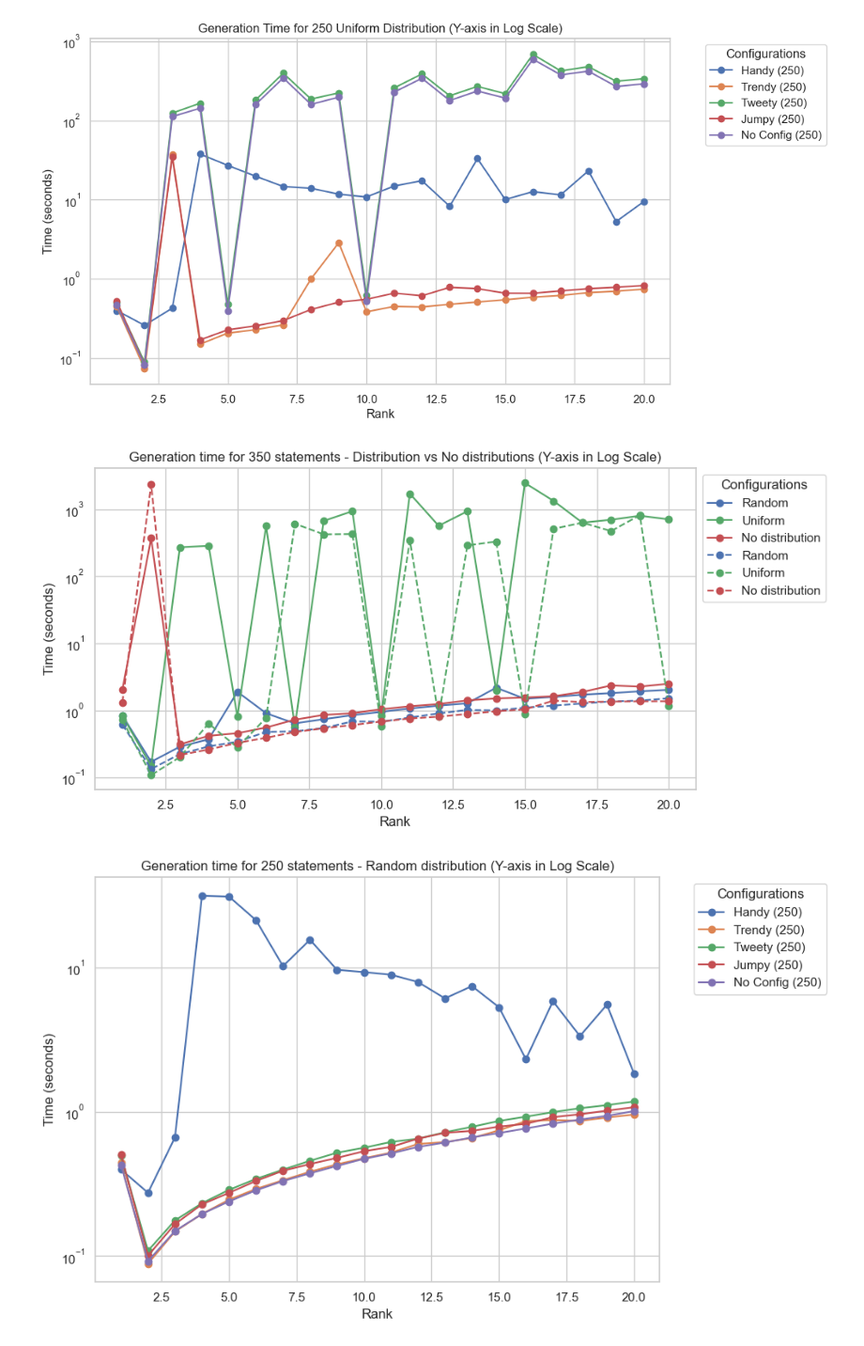
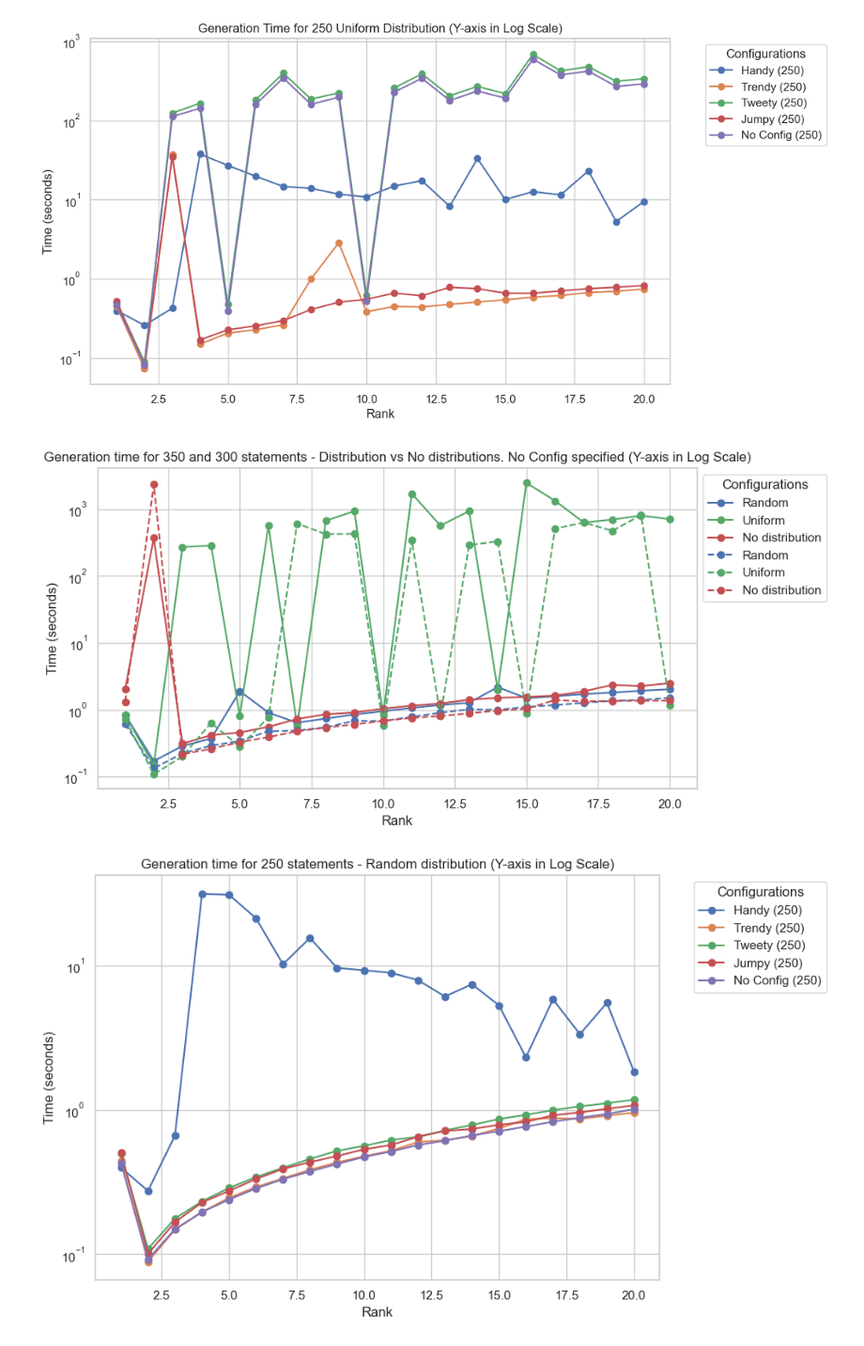
Before and after one commit to RacquelNinaDennison/honors-project-, a Jupyter notebook: results.ipynb, the cells around one changed output. Shown: that part at 94% size. Cells and saved outputs as stored; diff of their text form; code cells hidden in the pictures.

```diff
--- a/results.ipynb
+++ b/results.ipynb
@@ -276,35 +276,35 @@ statement_count_300_random = pivot_df_random.loc[300]
 statement_count_300_uniform = pivot_df_uniform.loc[300]
 statement_count_300_no_dis = pivot_no_dis.loc[300]
 
 # Plotting the ranks for Statement Count 350
 plt.figure(figsize=(10, 5))
 
 # Solid lines for 350 statements
 plt.plot(statement_count_350_random.index, statement_count_350_random.values, marker='o', linestyle='-', color='b', label='Random')
 plt.plot(statement_count_350_uniform.index, statement_count_350_uniform.values, marker='o', linestyle='-', color='g', label='Uniform')
 plt.plot(statement_count_350_no_dis.index, statement_count_350_no_dis.values, marker='o', linestyle='-', color='r', label='No distribution')
 
 
 plt.plot(statement_count_300_random.index, statement_count_300_random.values, marker='o', linestyle='--', color='b', label='Random')
 plt.plot(statement_count_300_uniform.index, statement_count_300_uniform.values, marker='o', linestyle='--', color='g', label='Uniform')
 plt.plot(statement_count_300_no_dis.index, statement_count_300_no_dis.values, marker='o', linestyle='--', color='r', label='No distribution')
 # Y-axis in log scale
 plt.yscale('log')
 
 # Adding labels, title, and grid
 plt.xlabel('Rank')
 plt.ylabel('Time (seconds)')
-plt.title('Generation time for 350 statements - Distribution vs No distributions (Y-axis in Log Scale)')
+plt.title('Generation time for 350 and 300 statements - Distribution vs No distributions. No Config specified (Y-axis in Log Scale)')
 plt.grid(True)
 
 # Legend outside the plot
 plt.legend(title='Configurations', bbox_to_anchor=(1, 1), loc='upper left')
 
 # Show the plot
 plt.tight_layout()
 plt.show()
 # %% [output]
-[figure, old version]
+[figure, new version]
 # %%
 #random
 
```
Also changed, not shown: parts of 2 cells of this notebook, 7 other files.
